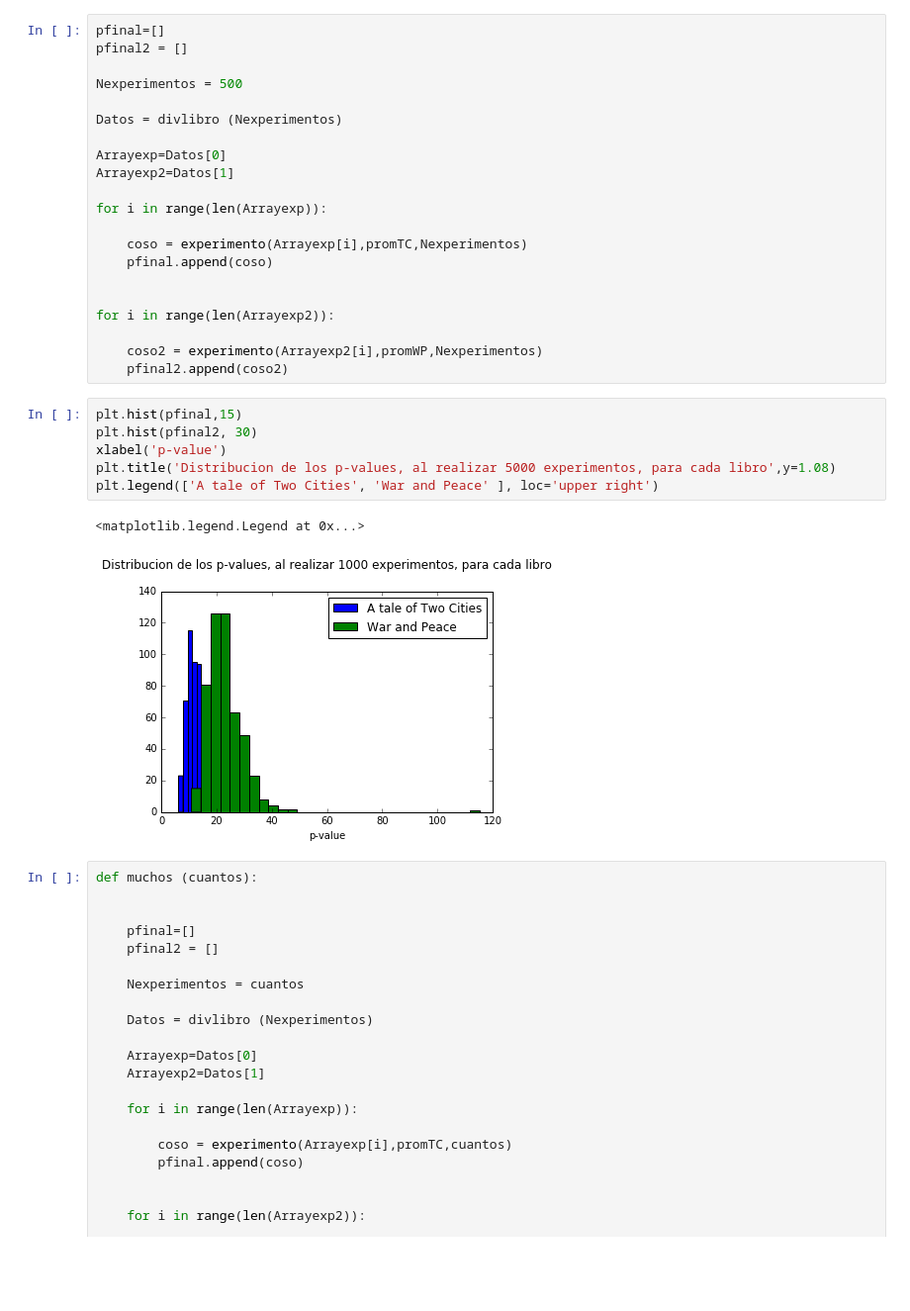
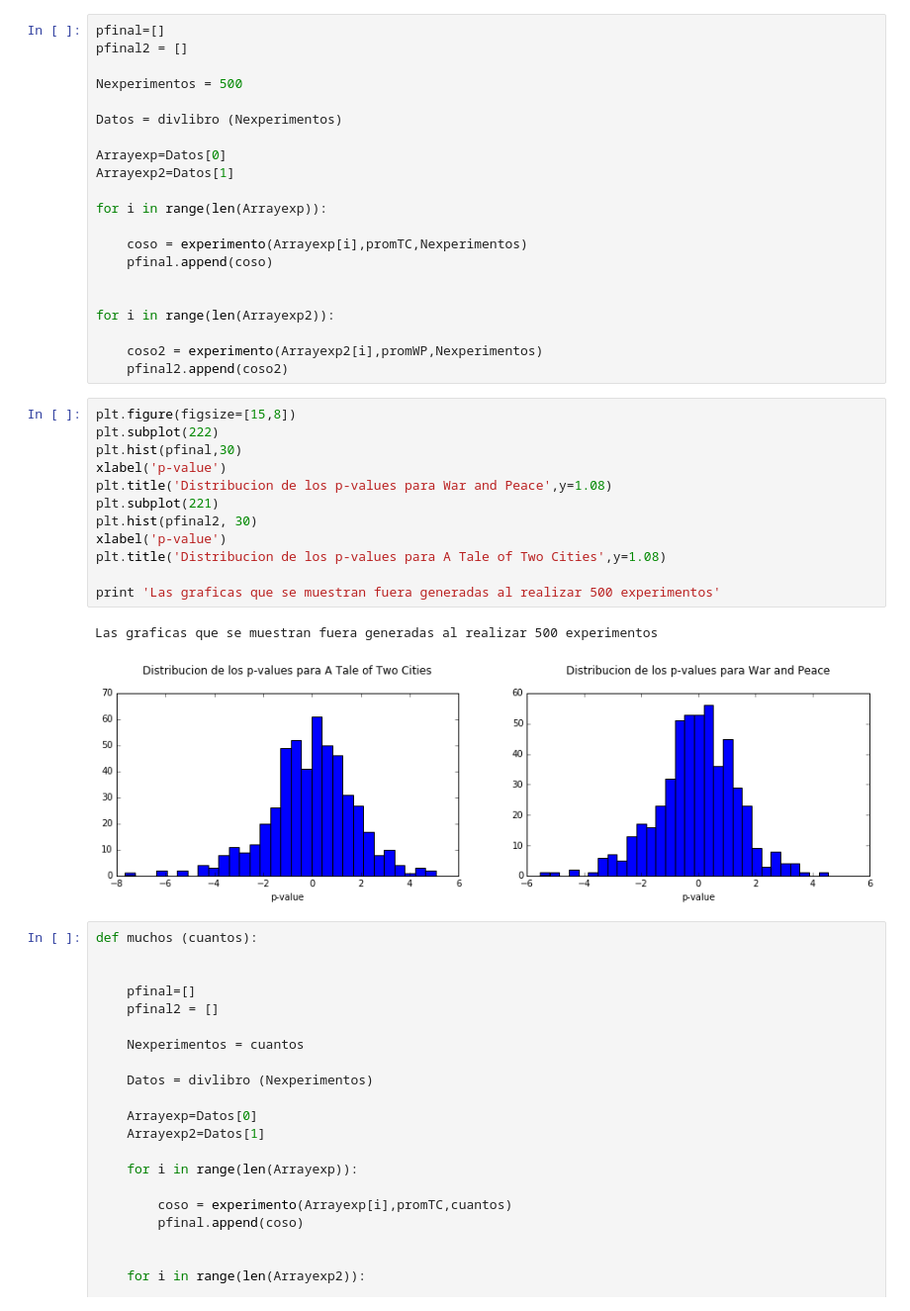
Before and after one commit to sercharpak/MCA_Tarea_2, a Jupyter notebook: Punto3/Punto3.ipynb, the cells around one changed output. Shown: that part at 99% size. Saved outputs shown, nothing was run; the diff lists cells and outputs as text; blank space fills up the shorter version.

```diff
--- a/Punto3/Punto3.ipynb
+++ b/Punto3/Punto3.ipynb
@@ -244,15 +245,21 @@ for i in range(len(Arrayexp2)):
 
     coso2 = experimento(Arrayexp2[i],promWP,Nexperimentos)
     pfinal2.append(coso2)
-# %%
-plt.hist(pfinal,15)
-plt.hist(pfinal2, 30)
-xlabel('p-value')
-plt.title('Distribucion de los p-values, al realizar 5000 experimentos, para cada libro',y=1.08)
-plt.legend(['A tale of Two Cities', 'War and Peace' ], loc='upper right')
-# %% [output]
-<matplotlib.legend.Legend at 0x...>
-[figure, removed]
+# %%
+plt.figure(figsize=[15,8])
+plt.subplot(222)
+plt.hist(pfinal,30)
+xlabel('p-value')
+plt.title('Distribucion de los p-values para War and Peace',y=1.08)
+plt.subplot(221)
+plt.hist(pfinal2, 30)
+xlabel('p-value')
+plt.title('Distribucion de los p-values para A Tale of Two Cities',y=1.08)
+
+print 'Las graficas que se muestran fuera generadas al realizar 500 experimentos'
+# %% [output]
+Las graficas que se muestran fuera generadas al realizar 500 experimentos
+[figure, added]
 # %%
 def muchos (cuantos):
 
```
Also changed, not shown: parts of 5 cells of this notebook.
